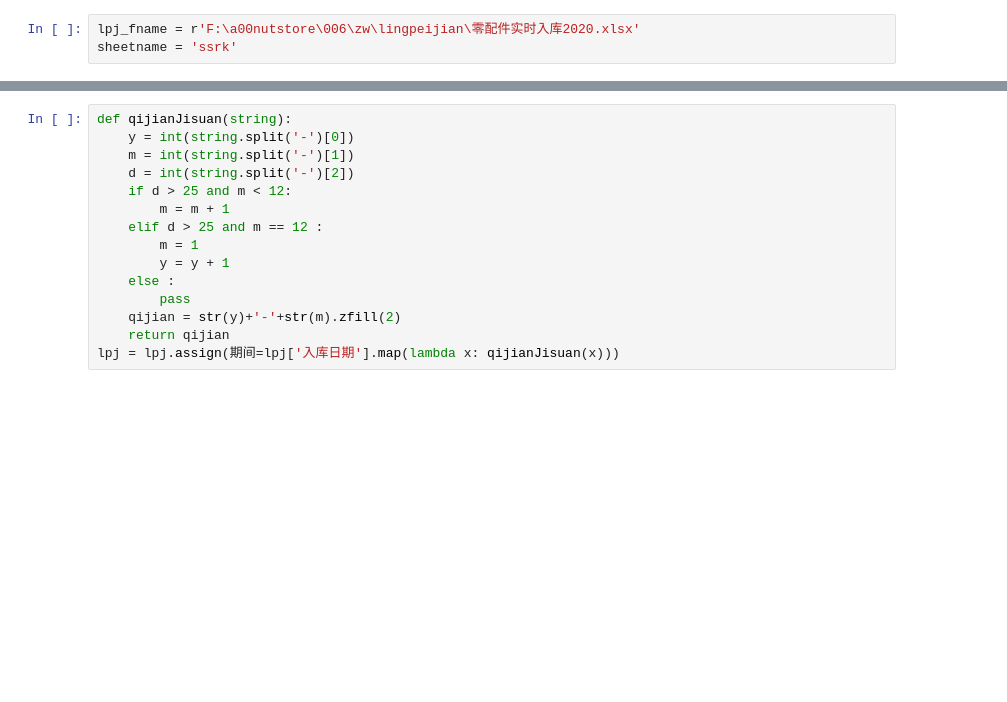
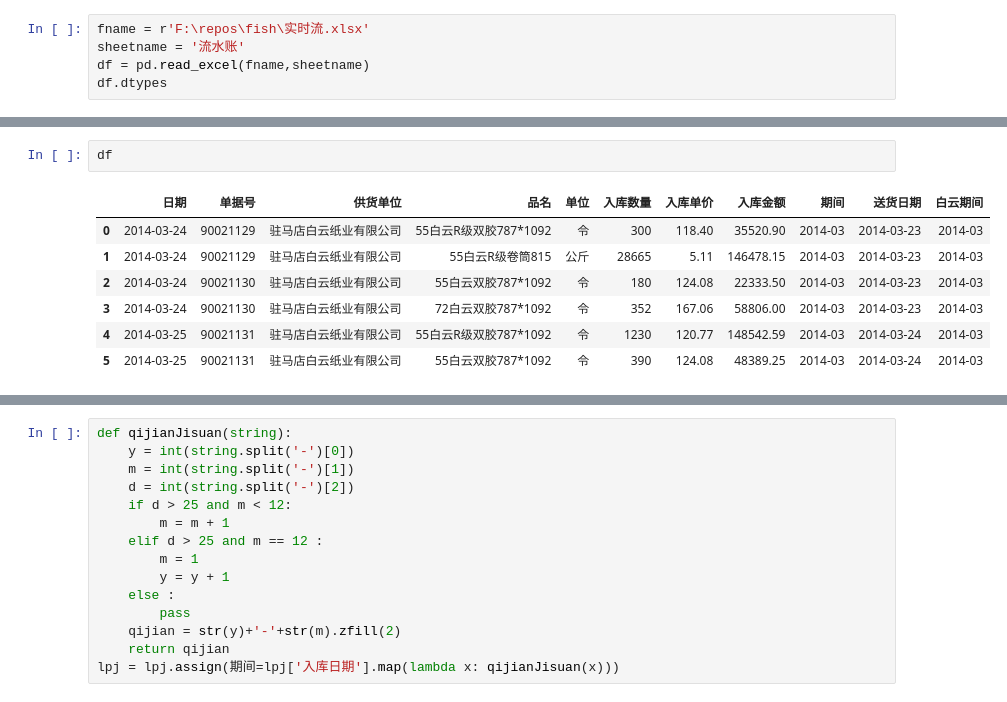
Before and after one commit to reddatetea/fish, a Jupyter notebook: date_format_test.ipynb, the cells around one changed output, grey strips where cells are left out. Cells and saved outputs as stored; diff of their text form; blank space fills up the shorter version.

```diff
--- a/Untitled.ipynb
+++ b/date_format_test.ipynb
@@ -7,3 +8,5 @@ import datetime
 # %%
-lpj_fname = r'F:\a00nutstore\006\zw\lingpeijian\零配件实时入库2020.xlsx'
-sheetname = 'ssrk'
+fname = r'F:\repos\fish\实时流.xlsx'
+sheetname = '流水账'
+df = pd.read_excel(fname,sheetname)
+df.dtypes
@@ -33 +26,11 @@ WARNING *** OLE2 inconsistency: SSCS size is 0 but SSAT size is non-zero
+# %%
+df
+# %% [output]
+|  | 日期 | 单据号 | 供货单位 | 品名 | 单位 | 入库数量 | 入库单价 | 入库金额 | 期间 | 送货日期 | 白云期间 |
+| 0 | 2014-03-24 | 90021129 | 驻马店白云纸业有限公司 | 55白云R级双胶787*1092 | 令 | 300 | 118.40 | 35520.90 | 2014-03 | 2014-03-23 | 2014-03 |
+| 1 | 2014-03-24 | 90021129 | 驻马店白云纸业有限公司 | 55白云R级卷筒815 | 公斤 | 28665 | 5.11 | 146478.15 | 2014-03 | 2014-03-23 | 2014-03 |
+| 2 | 2014-03-24 | 90021130 | 驻马店白云纸业有限公司 | 55白云双胶787*1092 | 令 | 180 | 124.08 | 22333.50 | 2014-03 | 2014-03-23 | 2014-03 |
+| 3 | 2014-03-24 | 90021130 | 驻马店白云纸业有限公司 | 72白云双胶787*1092 | 令 | 352 | 167.06 | 58806.00 | 2014-03 | 2014-03-23 | 2014-03 |
+| 4 | 2014-03-25 | 90021131 | 驻马店白云纸业有限公司 | 55白云R级双胶787*1092 | 令 | 1230 | 120.77 | 148542.59 | 2014-03 | 2014-03-24 | 2014-03 |
+| 5 | 2014-03-25 | 90021131 | 驻马店白云纸业有限公司 | 55白云双胶787*1092 | 令 | 390 | 124.08 | 48389.25 | 2014-03 | 2014-03-24 | 2014-03 |
 # %%
```
Also changed, not shown: parts of 8 cells of this notebook, 5 other files.
